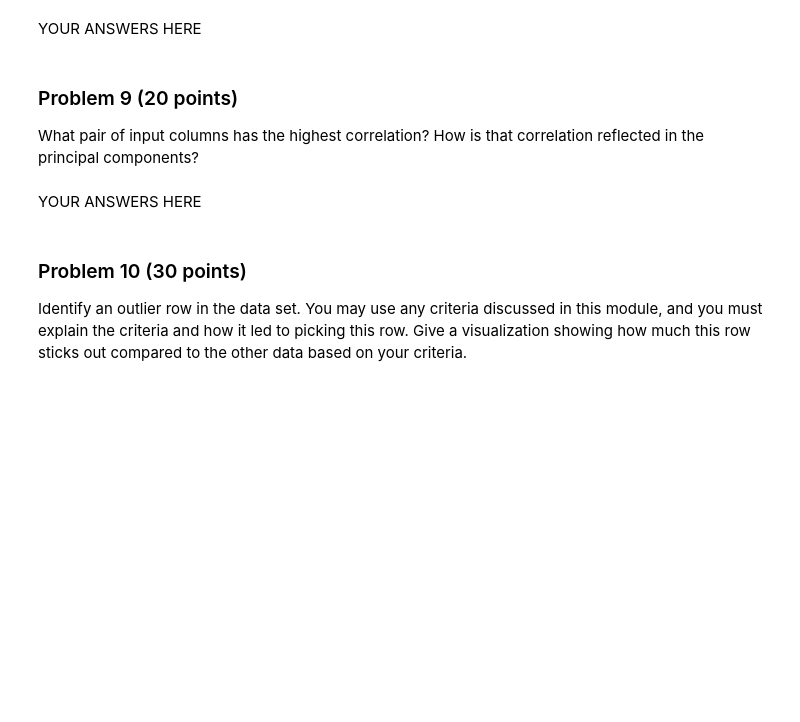
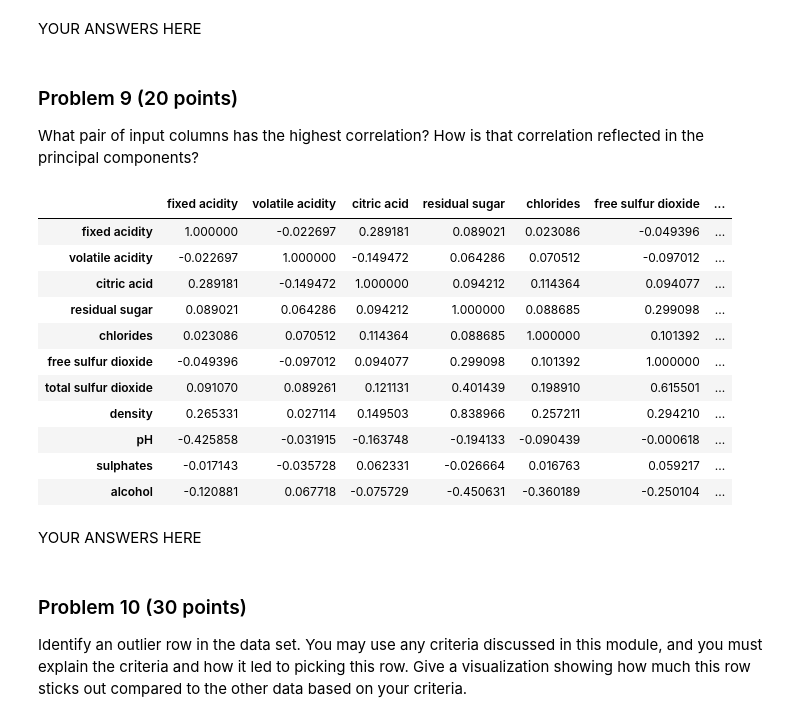
Before and after one commit to karaconrad15/dx601-final-project, a Jupyter notebook: project.ipynb, the cells around one changed output. Saved outputs shown, nothing was run; the diff lists cells and outputs as text; code cells hidden in the pictures; blank space fills up the shorter version.

```diff
--- a/project.ipynb
+++ b/project.ipynb
@@ -186,6 +258,21 @@ What pair of input columns has the highest correlation?
 How is that correlation reflected in the principal components?
 # %%
 # YOUR CODE HERE
+corr_matrix = wine_features.corr()
+corr_matrix
+# %% [output]
+|  | fixed acidity | volatile acidity | citric acid | residual sugar | chlorides | free sulfur dioxide | ... |
+| fixed acidity | 1.000000 | -0.022697 | 0.289181 | 0.089021 | 0.023086 | -0.049396 | ... |
+| volatile acidity | -0.022697 | 1.000000 | -0.149472 | 0.064286 | 0.070512 | -0.097012 | ... |
+| citric acid | 0.289181 | -0.149472 | 1.000000 | 0.094212 | 0.114364 | 0.094077 | ... |
+| residual sugar | 0.089021 | 0.064286 | 0.094212 | 1.000000 | 0.088685 | 0.299098 | ... |
+| chlorides | 0.023086 | 0.070512 | 0.114364 | 0.088685 | 1.000000 | 0.101392 | ... |
+| free sulfur dioxide | -0.049396 | -0.097012 | 0.094077 | 0.299098 | 0.101392 | 1.000000 | ... |
+| total sulfur dioxide | 0.091070 | 0.089261 | 0.121131 | 0.401439 | 0.198910 | 0.615501 | ... |
+| density | 0.265331 | 0.027114 | 0.149503 | 0.838966 | 0.257211 | 0.294210 | ... |
+| pH | -0.425858 | -0.031915 | -0.163748 | -0.194133 | -0.090439 | -0.000618 | ... |
+| sulphates | -0.017143 | -0.035728 | 0.062331 | -0.026664 | 0.016763 | 0.059217 | ... |
+| alcohol | -0.120881 | 0.067718 | -0.075729 | -0.450631 | -0.360189 | -0.250104 | ... |
 # %% [markdown]
 YOUR ANSWERS HERE
 # %% [markdown]
```
Also changed, not shown: parts of 10 cells of this notebook.
